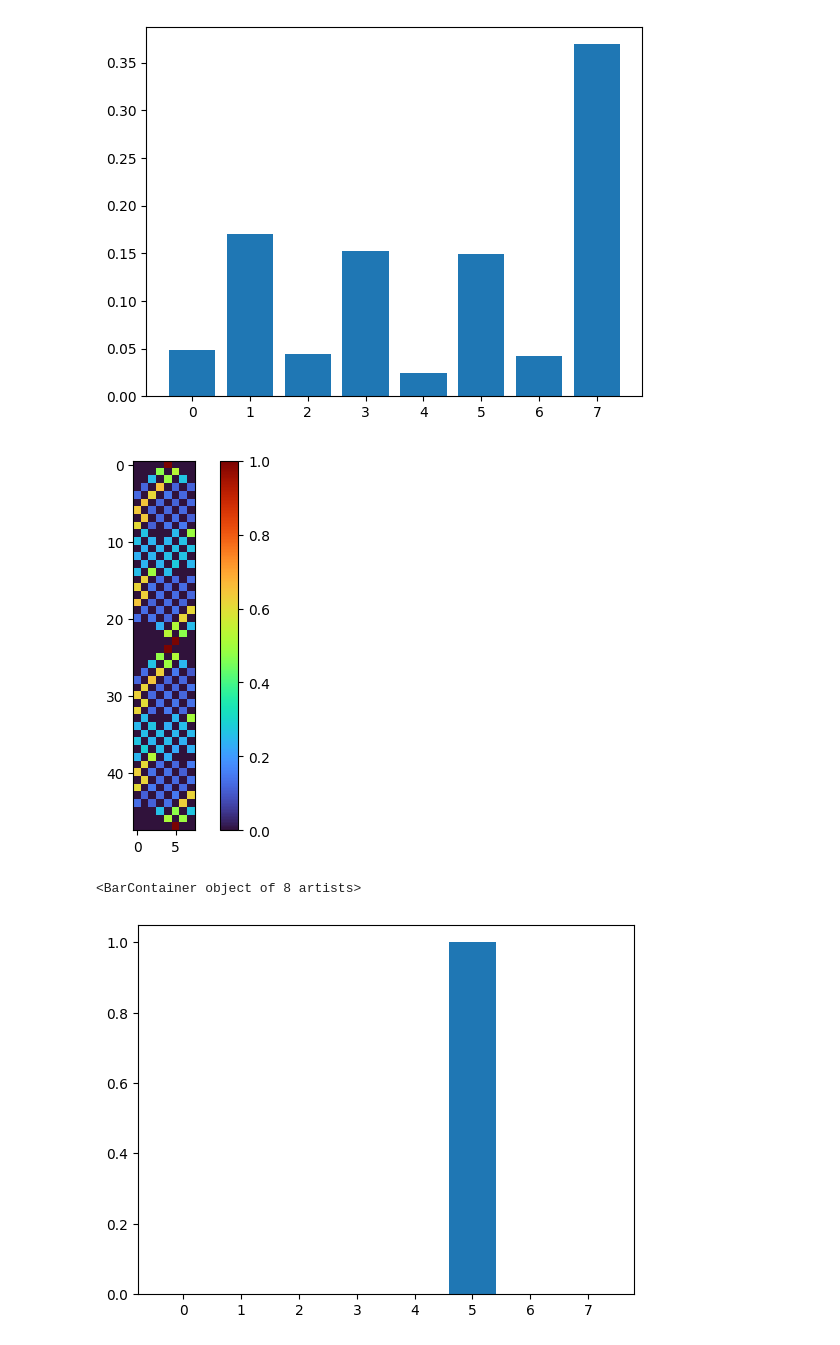
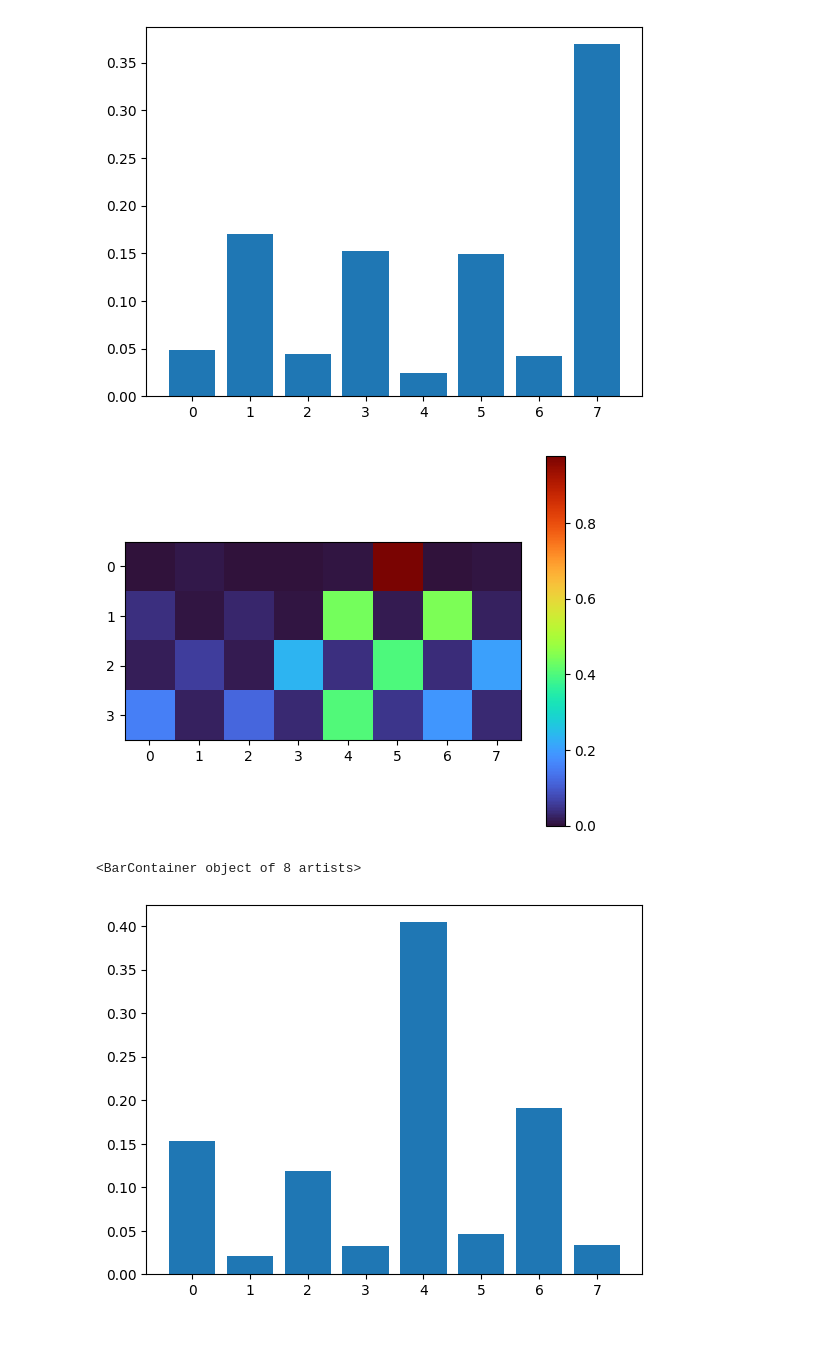
Before and after one commit to filipkojro/qw-defects, a Jupyter notebook: tests.ipynb, the cells around one changed output. Drawn from its saved outputs; the diff is of its cells as text; code cells hidden in the pictures.

Commit message:
walk function with start state

```diff
--- a/tests.ipynb
+++ b/tests.ipynb
@@ -413,26 +413,26 @@ plt.show()
 # %%
 from walk import walk_circuit_simpler
 
-walk_steps = 48
+walk_steps = 4
 power_steps = 3
-simulator = AerSimulator()
+simulator = FakeTorino()
 
 propagation = np.zeros(shape=(walk_steps, 2**power_steps), dtype=np.float32)
 
 for i in tqdm(range(walk_steps)):
-    wcs = walk_circuit_simpler(power_steps, i)
+    wcs = walk_circuit_simpler(power_steps, i,start_bits="101", start_phases=[np.pi, 0, 0])
     qcs = wcs.build()
     qcs = transpile(qcs, simulator)
 
     propagation[i] = wcs.run(simulator=simulator)
 
 plt.imshow(propagation, cmap='turbo')
 plt.colorbar()
 plt.show()
 
 plt.bar(np.arange(2**power_steps), propagation[-1])
 # %% [output]
-[figure, old version]
+[figure, new version]
 <BarContainer object of 8 artists>
-[figure, old version]
+[figure, new version]
 # %%
```
Also changed, not shown: parts of 5 cells of this notebook, 2 other files.
